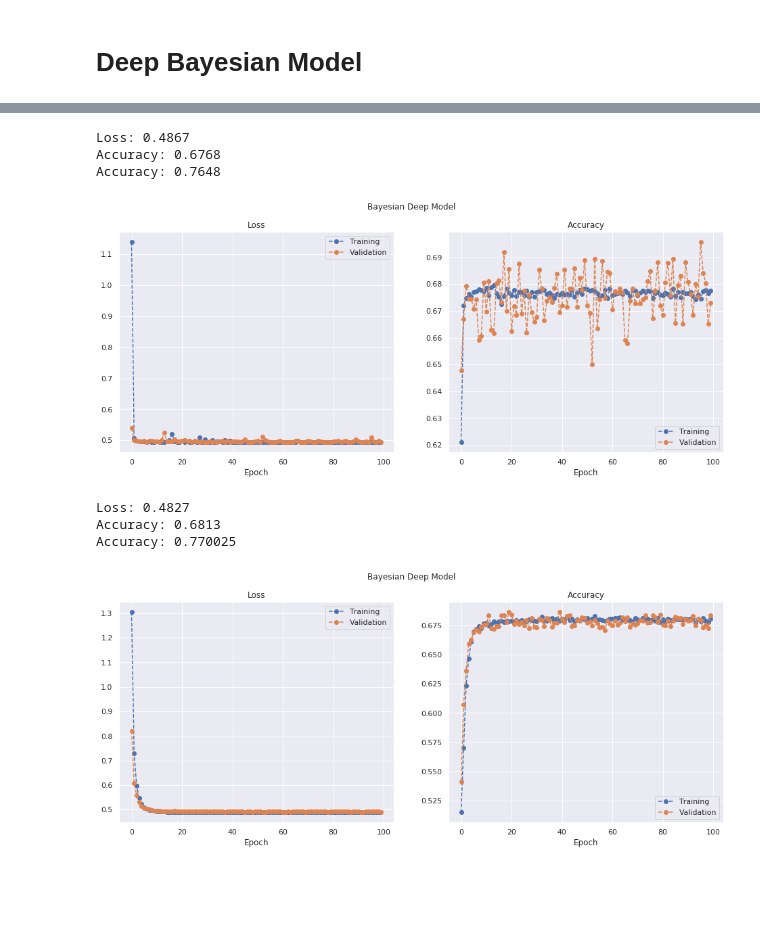
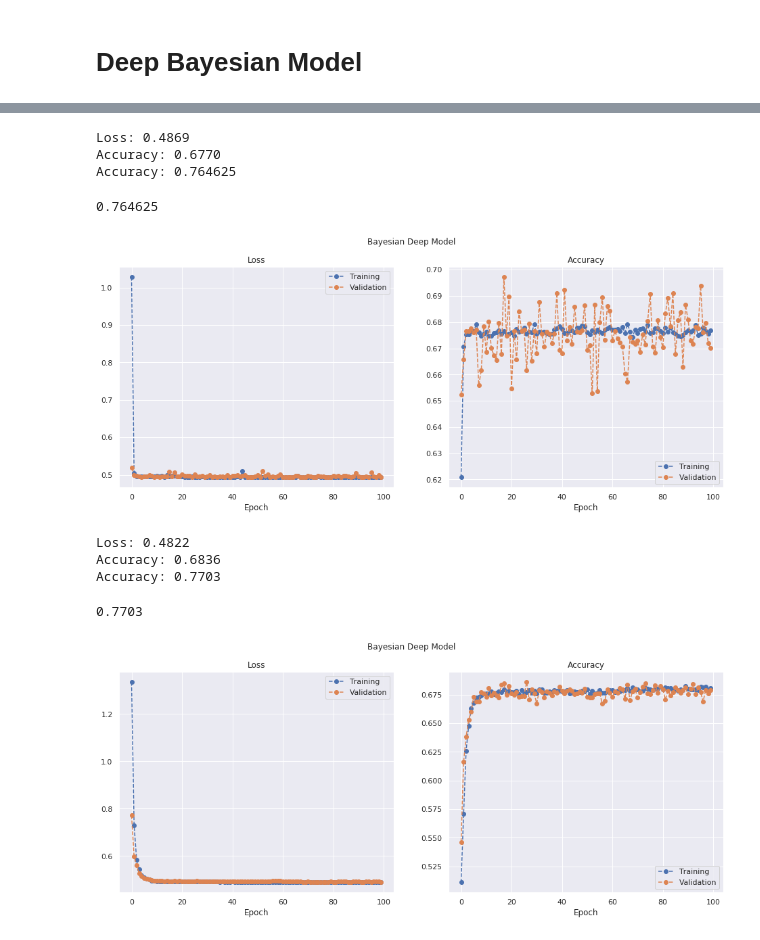
Before and after one commit to slowmoyang/BayesianDeepLearning, a Jupyter notebook: notebooks/qgjets.ipynb, the cells around one changed output, grey strips where cells are left out. Saved outputs shown, nothing was run; the diff lists cells and outputs as text; code cells hidden in the pictures; blank space fills up the shorter version.

```diff
--- a/notebooks/qgjets.ipynb
+++ b/notebooks/qgjets.ipynb
@@ -226,6 +226,14 @@ def prior_trainable(kernel_size, bias_size=0, dtype=None):
                 tfd.Normal(loc=t, scale=1),
                 reinterpreted_batch_ndims=1)),
     ])
+# %%
+def evaluate(model, x, y):
+    samples = tf.stack([model(x).probs for _ in range(100)]).numpy()[:, :, 1]
+    y_hat = samples.mean(axis=0)
+    y = y[:, 1]
+    accuracy = ((y_hat > 0.5).astype(int) == y).mean()
+    print(f"Accuracy: {accuracy}")
+    return accuracy
 # %% [markdown]
 # Bayesian Shallow Model
 # %%
@@ -361,23 +362,21 @@ _________________________________________________________________
 # %%
 model.set_weights(initial_weights)
 
 run_experiment(model,
                loss=negative_log_likelihood,
                datasets=datasets,
                title='Bayesian Deep Model',
                learning_rate=0.1,
                epochs=100)
 
 
-prediction_samples = tf.stack([model(x_test).probs for _ in range(100)]).numpy()[:, :, 1]
-mu = prediction_samples.mean(axis=0)
-accuracy = ((mu > 0.5).astype(int) == y_test[:, 1]).mean()
-print(f"Accuracy: {accuracy}")
+evaluate(model, datasets.x_test, datasets.y_test)
 # %% [output]
-Loss: 0.4867
-Accuracy: 0.6768
-Accuracy: 0.7648
+Loss: 0.4869
+Accuracy: 0.6770
+Accuracy: 0.764625
+0.764625
-[figure, old version]
+[figure, new version]
 # %%
 model.set_weights(initial_weights)
 
@@ -389,13 +388,10 @@ run_experiment(model,
                learning_rate=0.01,
                epochs=100)
 
-
-prediction_samples = tf.stack([model(x_test).probs for _ in range(100)]).numpy()[:, :, 1]
-mu = prediction_samples.mean(axis=0)
-accuracy = ((mu > 0.5).astype(int) == y_test[:, 1]).mean()
-print(f"Accuracy: {accuracy}")
+evaluate(model, datasets.x_test, datasets.y_test)
 # %% [output]
-Loss: 0.4827
-Accuracy: 0.6813
-Accuracy: 0.770025
+Loss: 0.4822
+Accuracy: 0.6836
+Accuracy: 0.7703
+0.7703
-[figure, old version]
+[figure, new version]
```
Also changed, not shown: parts of 6 cells of this notebook.
